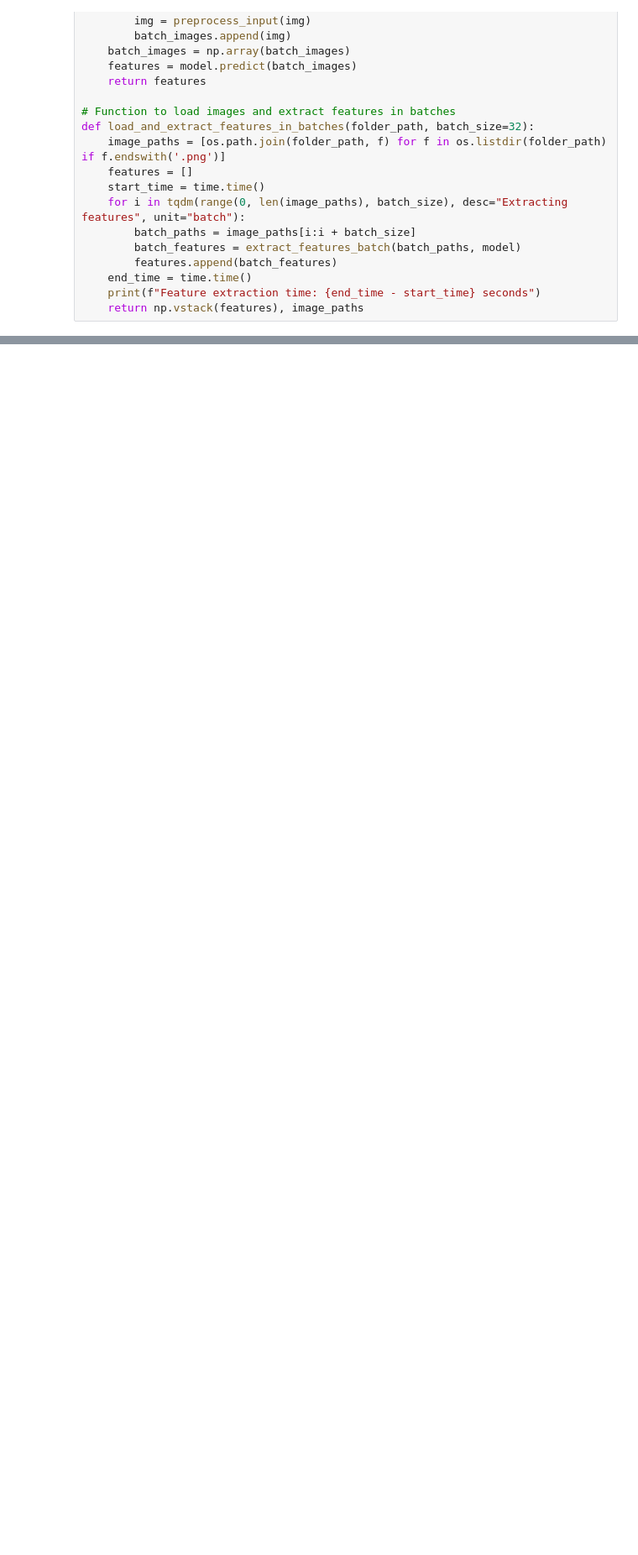
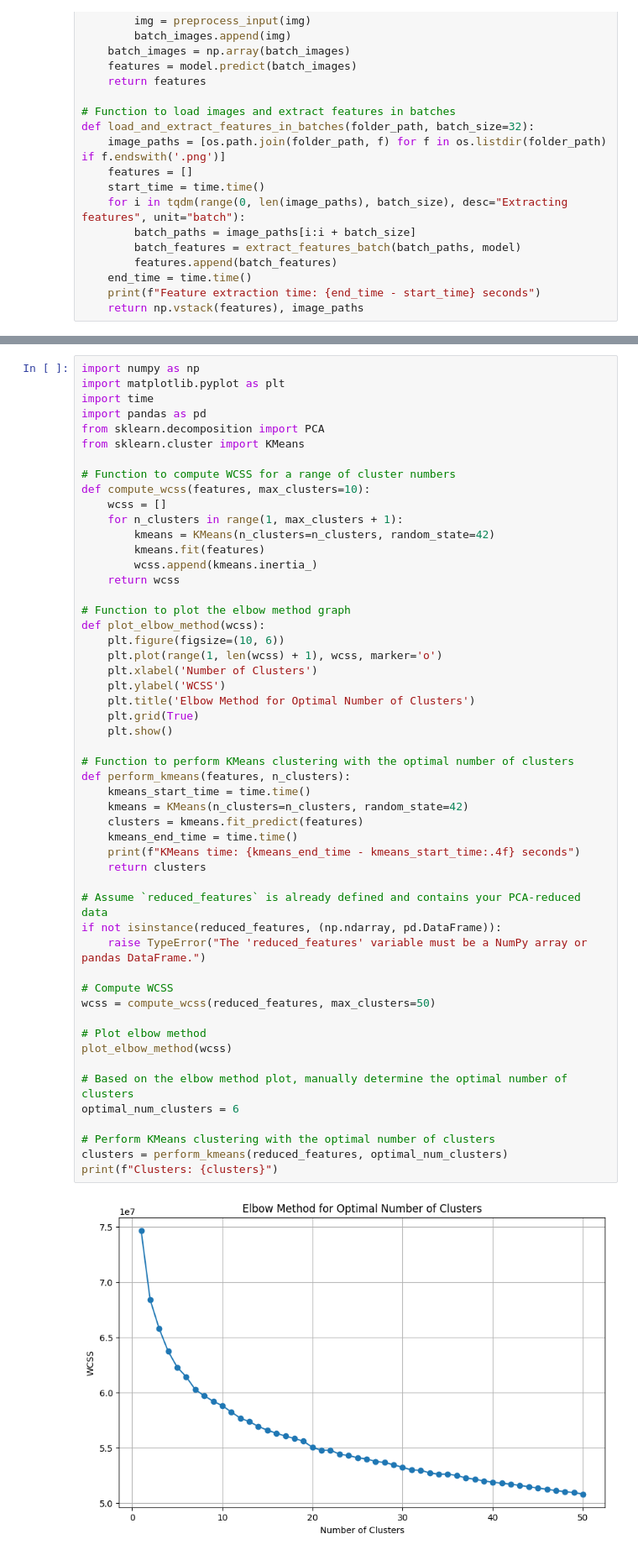
Before and after one commit to herniqeu/diversity_data, a Jupyter notebook: rank.ipynb, the cells around one changed output, grey strips where cells are left out. Shown at 84% size. Cells and saved outputs as stored; diff of their text form; blank space fills up the shorter version.

```diff
--- a/rank.ipynb
+++ b/rank.ipynb
@@ -84,0 +95,54 @@ KMeans time: 0.7135920524597168 seconds
+# %%
+import numpy as np
+import matplotlib.pyplot as plt
+import time
+import pandas as pd
+from sklearn.decomposition import PCA
+from sklearn.cluster import KMeans
+
+# Function to compute WCSS for a range of cluster numbers
+def compute_wcss(features, max_clusters=10):
+    wcss = []
+    for n_clusters in range(1, max_clusters + 1):
+        kmeans = KMeans(n_clusters=n_clusters, random_state=42)
+        kmeans.fit(features)
+        wcss.append(kmeans.inertia_)
+    return wcss
+
+# Function to plot the elbow method graph
+def plot_elbow_method(wcss):
+    plt.figure(figsize=(10, 6))
+    plt.plot(range(1, len(wcss) + 1), wcss, marker='o')
+    plt.xlabel('Number of Clusters')
+    plt.ylabel('WCSS')
+    plt.title('Elbow Method for Optimal Number of Clusters')
+    plt.grid(True)
+    plt.show()
+
+# Function to perform KMeans clustering with the optimal number of clusters
+def perform_kmeans(features, n_clusters):
+    kmeans_start_time = time.time()
+    kmeans = KMeans(n_clusters=n_clusters, random_state=42)
+    clusters = kmeans.fit_predict(features)
+    kmeans_end_time = time.time()
+    print(f"KMeans time: {kmeans_end_time - kmeans_start_time:.4f} seconds")
+    return clusters
+
+# Assume `reduced_features` is already defined and contains your PCA-reduced data
+if not isinstance(reduced_features, (np.ndarray, pd.DataFrame)):
+    raise TypeError("The 'reduced_features' variable must be a NumPy array or pandas DataFrame.")
+
+# Compute WCSS
+wcss = compute_wcss(reduced_features, max_clusters=50)
+
+# Plot elbow method
+plot_elbow_method(wcss)
+
+# Based on the elbow method plot, manually determine the optimal number of clusters
+optimal_num_clusters = 6
+
+# Perform KMeans clustering with the optimal number of clusters
+clusters = perform_kmeans(reduced_features, optimal_num_clusters)
+print(f"Clusters: {clusters}")
+# %% [output]
+[figure, added]
```
Also changed, not shown: parts of 9 cells of this notebook, 1 other file.
